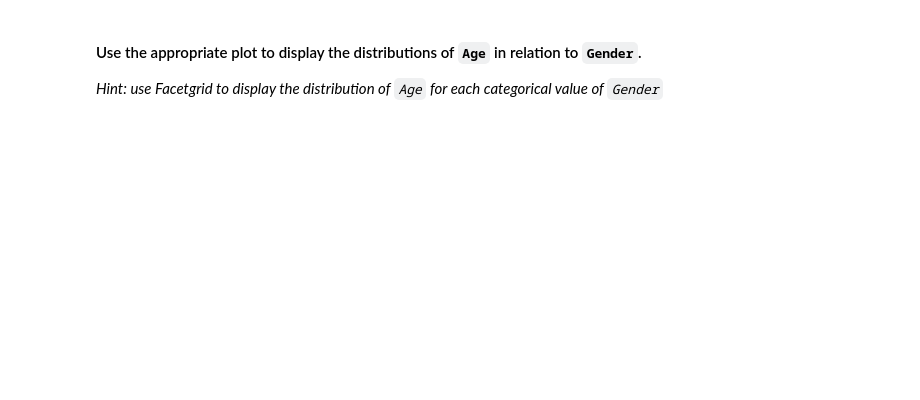
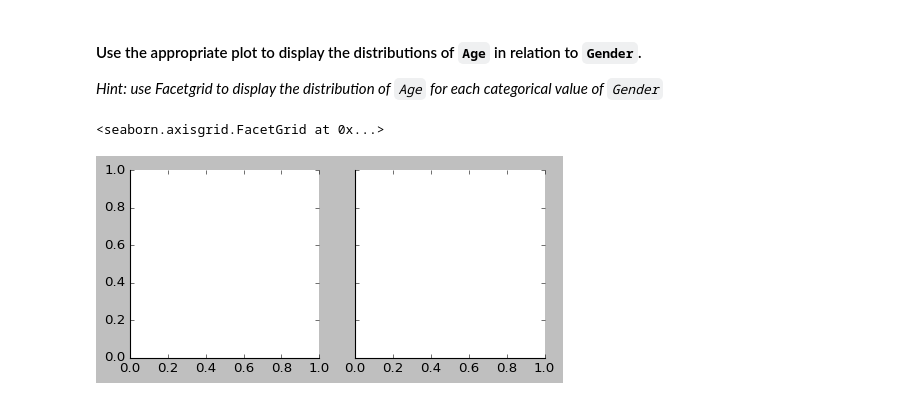
Before and after one commit to ironhack-datalabs/datamad0620, a Jupyter notebook: module-2/lab-matplotlib-seaborn/your-code/challenge-3.ipynb, the cells around one changed output. Drawn from its saved outputs; the diff is of its cells as text; code cells hidden in the pictures; blank space fills up the shorter version.

```diff
--- a/module-2/lab-matplotlib-seaborn/your-code/challenge-3.ipynb
+++ b/module-2/lab-matplotlib-seaborn/your-code/challenge-3.ipynb
@@ -198,5 +201,7 @@ sns.boxplot(x='Pclass',y='Age',data=titanic,palette='rainbow')
 *Hint: use Facetgrid to display the distribution of `Age` for each categorical value of `Gender`*
 # %%
 #your code here
-g = sns.FacetGrid(data=titanic,col='Gender')
-g.map(plt.hist,'Age')
+sns.FacetGrid(data=titanic,col='Gender')
+# %% [output]
+<seaborn.axisgrid.FacetGrid at 0x...>
+[figure, added]
```
Also changed, not shown: parts of 1 cell of this notebook, 2 other files.
